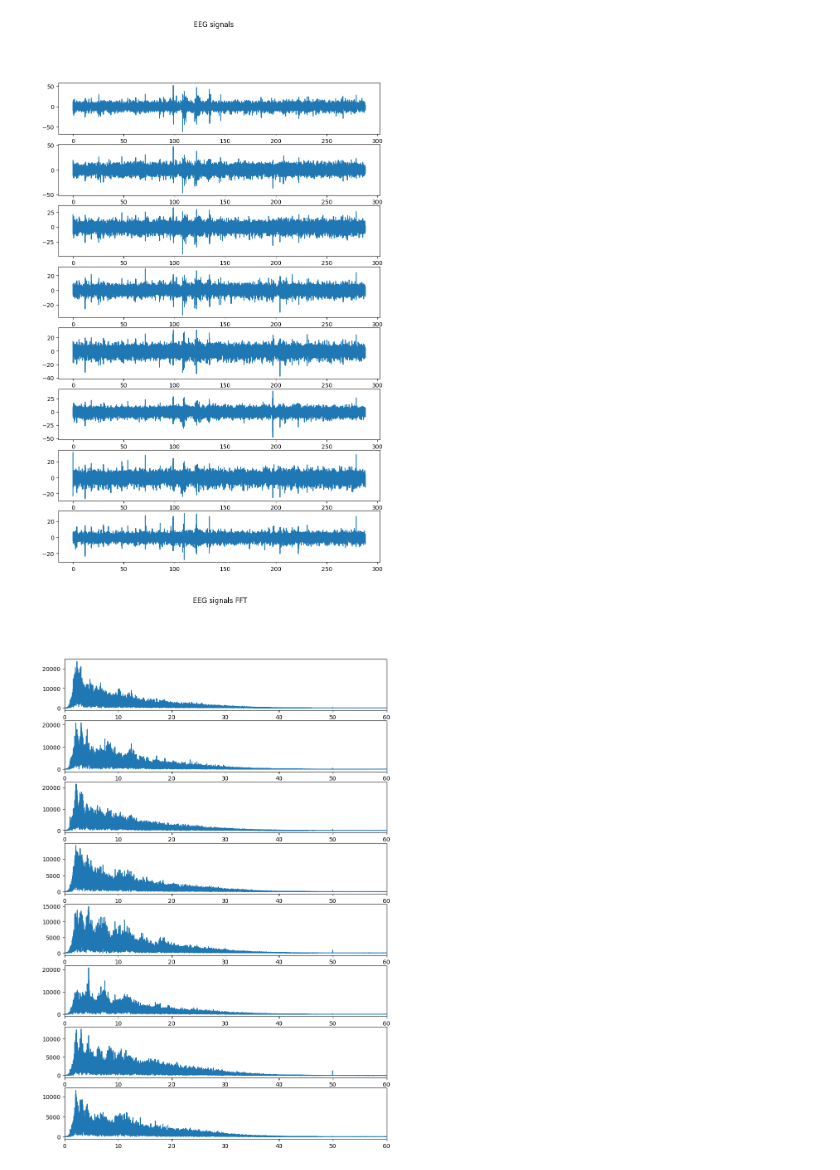
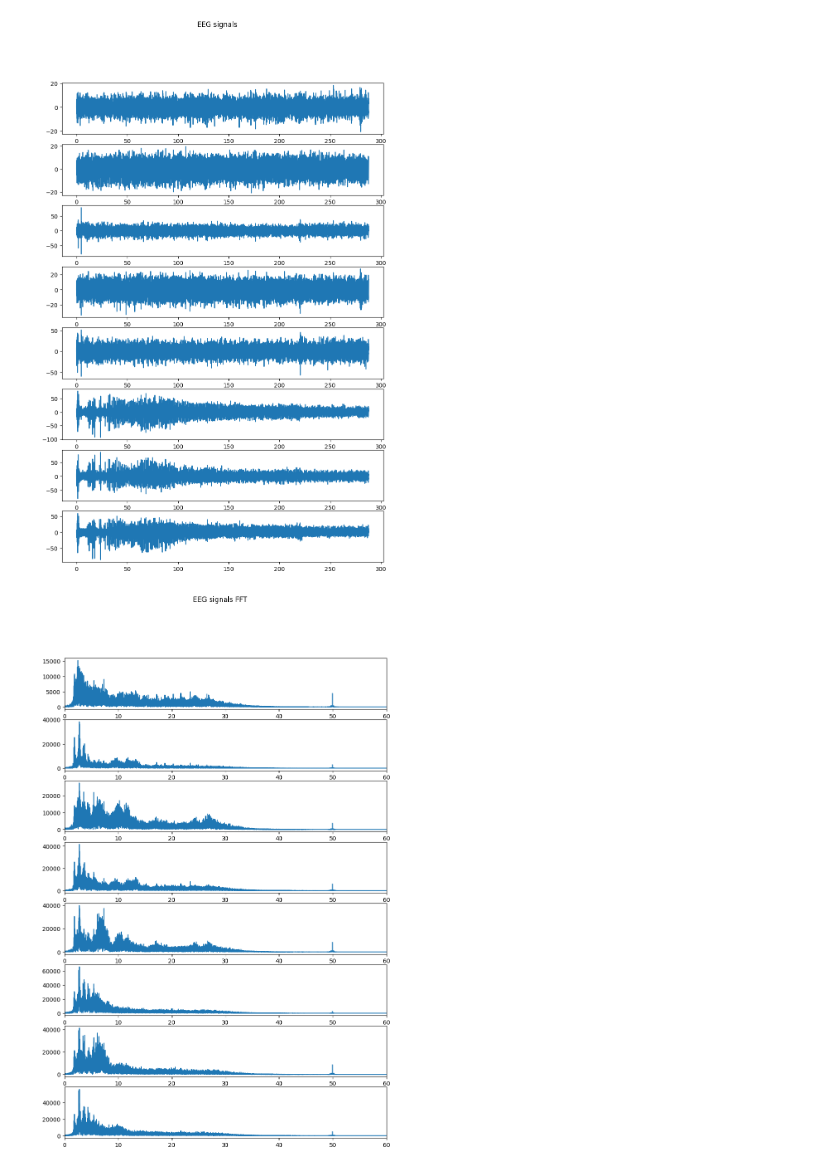
Before and after one commit to ValentijnBakkum/EEGcontroller, a Jupyter notebook: MeasurementSubgroup/Streaming/Python streaming preprocessing.ipynb, the cells around one changed output. Drawn from its saved outputs; the diff is of its cells as text; code cells hidden in the pictures.

```diff
--- a/MeasurementSubgroup/Streaming/Python streaming preprocessing.ipynb
+++ b/MeasurementSubgroup/Streaming/Python streaming preprocessing.ipynb
@@ -9,11 +17,10 @@ from scipy.fft import fftshift
 # %%
 #df = pd.read_csv("C:/Users/JackC/Documents/TU Delft/BAP/Measurements/Blinking.csv", sep=",")
 #df = pd.read_csv("C:/Users/JackC/Documents/TU Delft/BAP/Measurements/Physcial clincing right forearm.csv", sep=",")
-#df = pd.read_csv("C:/Users/JackC/Documents/GitHub/EEGcontroller/MeasurementSubgroup/Our_measurements/Measurement_recorder/EyeBlinking(new2).csv", sep=",")
-df = pd.read_csv("C:/Users/JackC/Documents/GitHub/EEGcontroller/MeasurementSubgroup/Our_measurements/Measurement_prompt/EEGdata-2024-149--15-45-38.csv", sep=",")
-#df = pd.read_csv("C:/Users/JackC/Documents/GitHub/EEGcontroller/MeasurementSubgroup/Our_measurements/Measurement_prompt_labels/Label_2024-144--15-54-35_2.csv", sep=",")
+df = pd.read_csv("C:/Users/JackC/Documents/GitHub/EEGcontroller/MeasurementSubgroup/Our_measurements/Measurement_prompt/EEGdata-2024-144--14-47-17.csv", sep=",")
+#df = pd.read_csv("C:/Users/JackC/Documents/GitHub/EEGcontroller/MeasurementSubgroup/Our_measurements/Measurement_prompt_labels/Label_2024-144--15-54-35_1.csv", sep=",")
 #df = pd.read_csv("C:/Users/JackC/Documents/GitHub/EEGcontroller/MeasurementSubgroup/Our_measurements/Measurement_Test/Label0Test.csv", sep=",")
-end = df.shape[0]-5
+end = df.shape[0] - 5
 fs = 250
 df = df.iloc[:end, :8] # 3000 samples is 12 seconds of data
 df
@@ -41,7 +48,7 @@ for i in range(int(prompts)):
 
 df_filt_detr = np.array(df)
 # %%
-from scipy.signal import butter, lfilter, filtfilt
+from scipy.signal import butter, lfilter, lfilter_zi
 from scipy import signal
 
 # Define the filter parameters
@@ -53,7 +60,7 @@ fs = 250  # Sampling frequency
 nyquist = 0.5 * fs
 low = lowcut / nyquist
 high = highcut / nyquist
-b, a = butter(4, [low, high], btype='band')
+b, a = butter(8, [low, high], btype='band')
 
 # Apply the filter to each column of the DataFrame
 df_filt = lfilter(b, a, df_filt_detr, axis = 0)
@@ -69,16 +76,16 @@ Q = 1 # Quality factor
 b, a = signal.iirnotch(f0, Q, fs)
 
 # Apply the filter to each column of the DataFrame
-df_filt1 = lfilter(b, a, df_filt, axis = 0)
+df_filt1 = lfilter(b, a, df_filt)
 # %%
 x1 = np.linspace(0, end/fs, end, endpoint=True)
 
 fig, axs = plt.subplots(8, figsize=(10 , 15))
 fig.suptitle('EEG signals')
 for i in range(8):
-    axs[i].plot(x1[:],df_filt1[:,i])
+    axs[i].plot(x1,df_filt1[:,i])
 # %% [output]
-[figure, old version]
+[figure, new version]
 # %%
 xf = rfftfreq(end, 1 / fs)
 
@@ -86,12 +93,12 @@ fig, axs = plt.subplots(8, figsize=(10 , 15))
 fig.suptitle('EEG signals FFT')
 for i in range(8):
     yf = rfft(df_filt1[:,i])
-    axs[i].plot(xf[:], np.abs(yf))
+    axs[i].plot(xf, np.abs(yf))
     axs[i].set_xlim([0, 60])
     # Setting the number of ticks
     axs[i].locator_params(axis='x', nbins=10)
 # %% [output]
-[figure, old version]
+[figure, new version]
 # %%
 from scipy import signal
 
```
Also changed, not shown: parts of 10 cells of this notebook, 3 other files.
